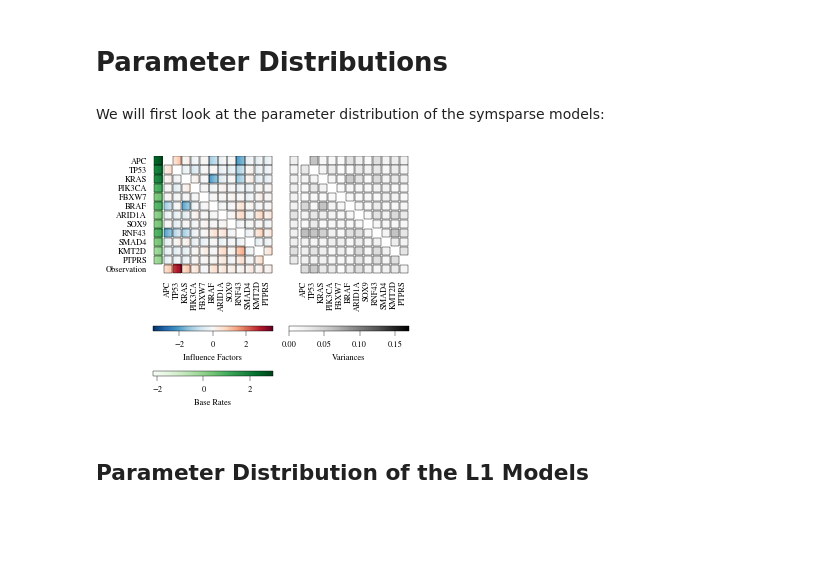
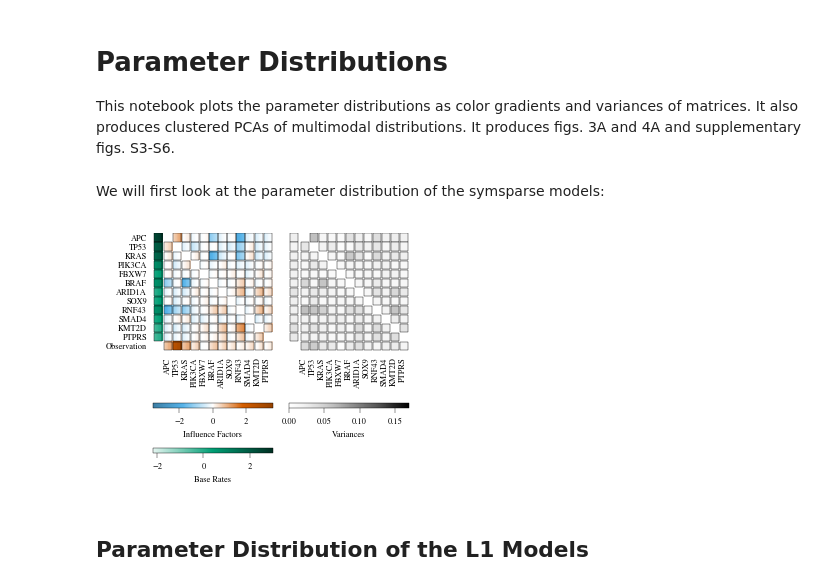
Before and after one commit to huy29433/MCMC-sampling-for-MHN, a Jupyter notebook: analysis/param_dist.ipynb, the cells around one changed output. Cells and saved outputs as stored; diff of their text form; code cells hidden in the pictures; blank space fills up the shorter version.

```diff
--- a/analysis/param_dist.ipynb
+++ b/analysis/param_dist.ipynb
@@ -1,5 +1,9 @@
 # %% [markdown]
 # Parameter Distributions
+
+This notebook plots the parameter distributions as color gradients and variances of matrices.
+It also produces clustered PCAs of multimodal distributions.
+It produces figs. 3A and 4A and supplementary figs. S3-S6.
 # %%
 import numpy as np
 from utils import plotting
@@ -15,12 +19,12 @@ We will first look at the parameter distribution of the symsparse models:
 data_name = "G13_COAD_12"
 
 samples = np.load(
-    "../results/mcmc/G13_LUAD_12_symsparse_MALA_0_001421875.npy"
+    "../results/mcmc/G13_LUAD_12_symsparse_MALA_0_0015185546875000002.npy"
     if data_name == "G13_LUAD_12"
     else "../results/mcmc/G13_COAD_12_symsparse_MALA_0_001.npy"
     if data_name == "G13_COAD_12"
     else None
-    )
+)
 samples = samples[:, int(burn_in * samples.shape[1]):]
 samples = samples.reshape(-1, samples.shape[2])
 # %%
@@ -33,7 +37,7 @@ variances = np.var(samples, axis=0).reshape(13, -1)
 
 fig = plt.figure(figsize=(3.21, 2.8))
 gs = mpl.gridspec.GridSpec(
-    3, 2, height_ratios= [1., 0.035, 0.035])
+    3, 2, height_ratios=[1., 0.035, 0.035])
 
 border_len = 0.1
 br_ir_sep = 0.2
@@ -42,14 +46,6 @@ ax = np.array([
     fig.add_subplot(gs[0, i]) for i in range(2)])
 cbar_ax = np.array([fig.add_subplot(gs[1 + i // 2, i % 2])
                    for i in range(3)])
-
-# br_min,  = min(plotting.min_max_br(q, tile_len)[0]
-#              for q in [quantiles, coad_quantiles])
-# br_max = max(plotting.min_max_br(q, tile_len)[1]
-#              for q in [quantiles, coad_quantiles])
-# max_abs_ir = max(plotting.max_abs_ir(q, tile_len)
-#                  for q in [quantiles, coad_quantiles])
-# max_var = max(v.max() for v in [variances, coad_variances])
 
 br_min = -2.2
 br_max = 3
@@ -77,7 +73,7 @@ plotting.plot_theta_var(
     ax=ax[1])
 
 ax[0].set_yticks(np.arange(0.5, n_events + 1 +
-                                n_events * border_len, 1 + border_len))
+                           n_events * border_len, 1 + border_len))
 ax[0].set_yticklabels(
     event_names + ["Observation"], )
 ax[0].tick_params(length=0, pad=4)
@@ -86,42 +82,42 @@ for j in range(2):
     ax[j].set_xticks(
         [0.5]
         + (np.arange(1.5, n_events + 1 + n_events *
-                        border_len,
-                        1 + border_len) + br_ir_sep).tolist())
+                     border_len,
+                     1 + border_len) + br_ir_sep).tolist())
     ax[j].set_xticklabels([""] + event_names, rotation=90)
     ax[j].tick_params(length=0, pad=4)
 
 cbars = list()
 cbars.append(plt.colorbar(
     mpl.cm.ScalarMappable(norm=mpl.colors.Normalize(
-        vmin=-max_abs_ir, vmax=max_abs_ir), cmap="RdBu_r"),
+        vmin=-max_abs_ir, vmax=max_abs_ir), cmap=plotting.OI_RdBu),
     cax=cbar_ax[0],
     label="Influence Factors",
     orientation="horizontal",
 ))
 cbars.append(plt.colorbar(
     mpl.cm.ScalarMappable(norm=mpl.colors.Normalize(
         vmin=0, vmax=max_var), cmap="Greys"),
     cax=cbar_ax[1],
     label="Variances",
     orientation="horizontal",
 ))
 cbars.append(plt.colorbar(
     mpl.cm.ScalarMappable(norm=mpl.colors.Normalize(
-        vmin=br_min, vmax=br_max), cmap="Greens"),
+        vmin=br_min, vmax=br_max), cmap=plotting.OI_Greens),
     cax=cbar_ax[2],
     label="Base Rates",
     orientation="horizontal",
 ))
 
 for cbar in cbars:
     cbar.outline.set_linewidth(0.3)
     cbar.ax.tick_params(width=0.3)
 
 fig.tight_layout()
 fig.savefig(f"../results/figs/{data_name}_param_dist.pdf")
 # %% [output]
-[figure, old version]
+[figure, new version]
 # %% [markdown]
 ## Parameter Distribution of the L1 Models
 # %% [markdown]
```
Also changed, not shown: parts of 9 cells of this notebook, 11 other files.
